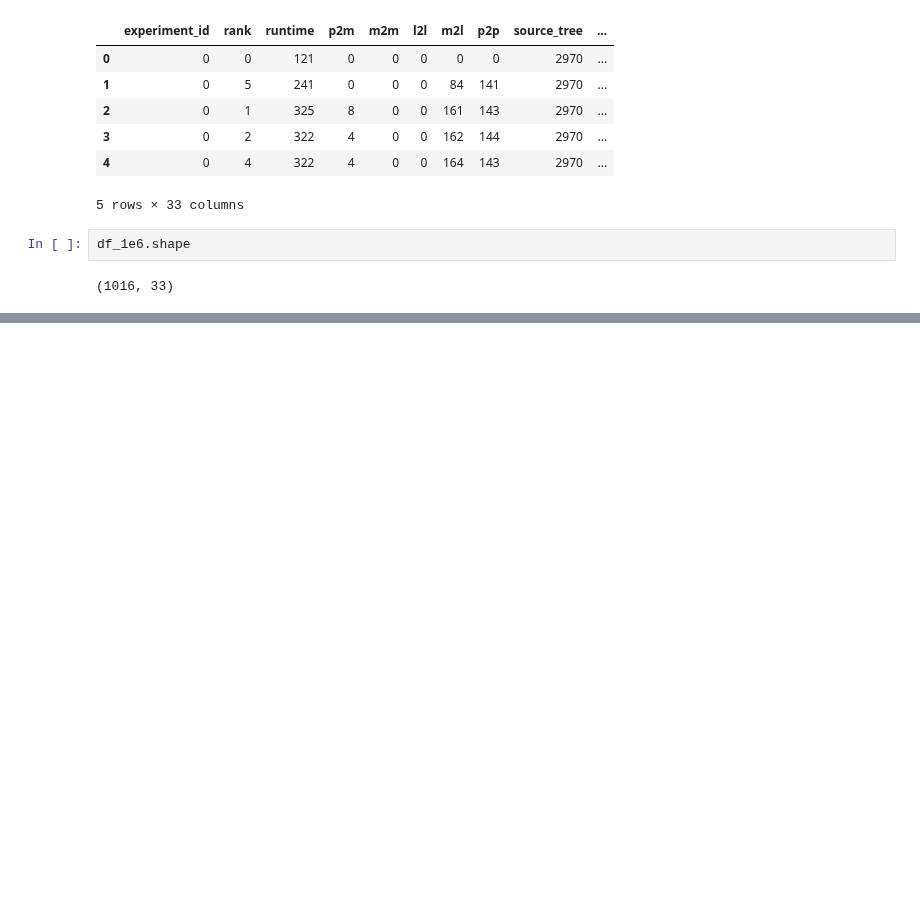
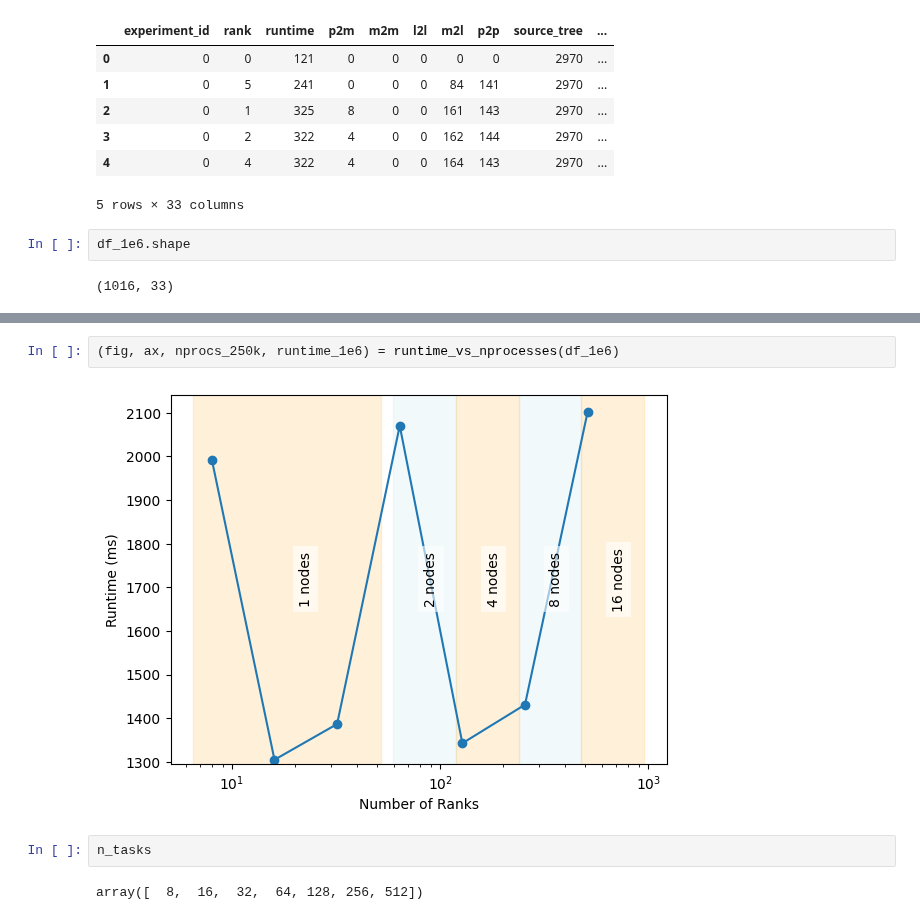
Before and after one commit to bempp/kifmm, a Jupyter notebook: hpc/archer2/data/ijhpca/Weak Scaling (16 Nodes).ipynb, the cells around one changed output, grey strips where cells are left out. Saved outputs shown, nothing was run; the diff lists cells and outputs as text; blank space fills up the shorter version.

```diff
--- a/hpc/archer2/data/ijhpca/Weak Scaling (16 Nodes).ipynb
+++ b/hpc/archer2/data/ijhpca/Weak Scaling (16 Nodes).ipynb
@@ -68 +159,9 @@ def runtime_vs_nprocesses(df):
+# %%
+(fig, ax, nprocs_250k, runtime_1e6) = runtime_vs_nprocesses(df_1e6)
+# %% [output]
+[figure, added]
+# %%
+n_tasks
+# %% [output]
+array([  8,  16,  32,  64, 128, 256, 512])
 # %%
```
Also changed, not shown: parts of 11 cells of this notebook.
